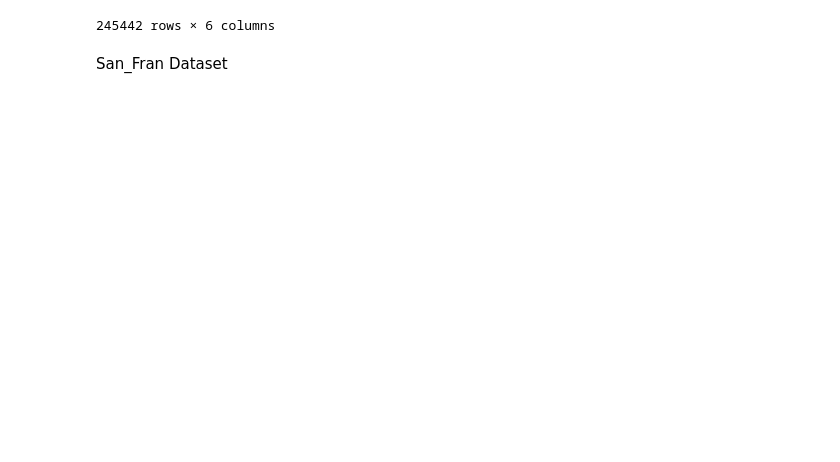
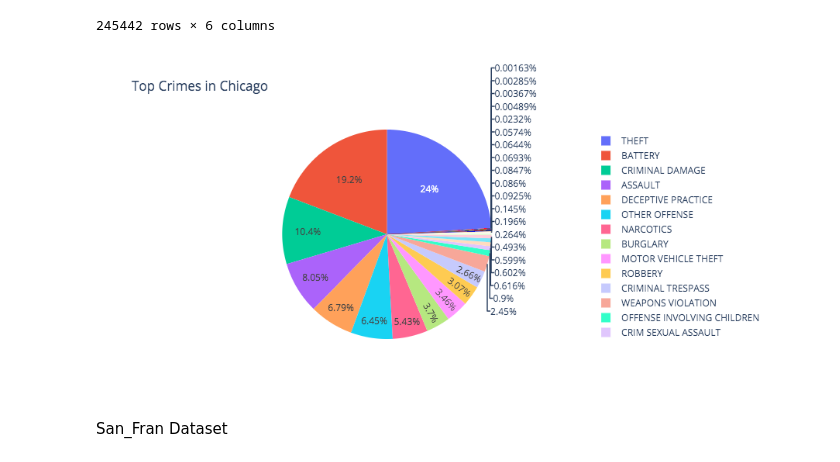
Before and after one commit to nbergeland/Big_City_Crime, a Jupyter notebook: Chicago_crime.ipynb, the cells around one changed output. Drawn from its saved outputs; the diff is of its cells as text; code cells hidden in the pictures; blank space fills up the shorter version.

```diff
--- a/Chicago_crime.ipynb
+++ b/Chicago_crime.ipynb
@@ -50,6 +62,15 @@ chi_crime_df.sort_values(by='Date',ascending=False)
 | 156529 | 01/01/2019 01:00:00 AM | THEFT | OVER $500 | False | 41.949460 | -87.651974 |
 | 156812 | 01/01/2019 01:00:00 AM | THEFT | FROM BUILDING | False | 41.922751 | -87.644994 |
 245442 rows × 6 columns
+# %%
+top_5_crimes =['THEFT', 'BATTERY','CRIMINAL DAMAGE', 'HOMICIDE', 'ASSAULT', 'DECEPTIVE PRACTICE', 'OTHER OFFENSE', 'NARCOTICS', 'BURGLARY', 'MOTOR VEHICLE THEFT','ROBBERY', 'CRIMINAL TRESPASS', 'WEAPONS VIOLATION', 'OFFENSE INVOLVING CHILDREN', 'CRIM SEXUAL ASSAULT', 'INTERFERENCE WITH PUBLIC OFFICER', 'PUBLIC PEACE VIOLATION', 'SEX OFFENSE', 'PROSTITUTION', 'ARSON', 'LIQUOR LAW VIOLATION', 'STALKING', 'CONCEALED CARRY LICENSE VIOLATION', 'KIDNAPPING', 'INTIMIDATION', 'GAMBLING', 'OBSCENITY', 'HUMAN TRAFFICKING', 'PUBLIC INDECENCY', 'OTHER NARCOTIC VIOLATION', 'NON-CRIMINAL']
+top_df = chi_crime_df[chi_crime_df['Primary Type'].isin(top_5_crimes)]
+top_df = top_df['Primary Type'].value_counts().reset_index()
+#top_df.head()
+fig = px.pie(top_df, values='Primary Type', names='index', title='Top Crimes in Chicago')
+fig.show()
+# %% [output]
+[figure, added]
 # %% [markdown]
 San_Fran Dataset
 # %%
```
Also changed, not shown: parts of 29 cells of this notebook, 5 other files.
